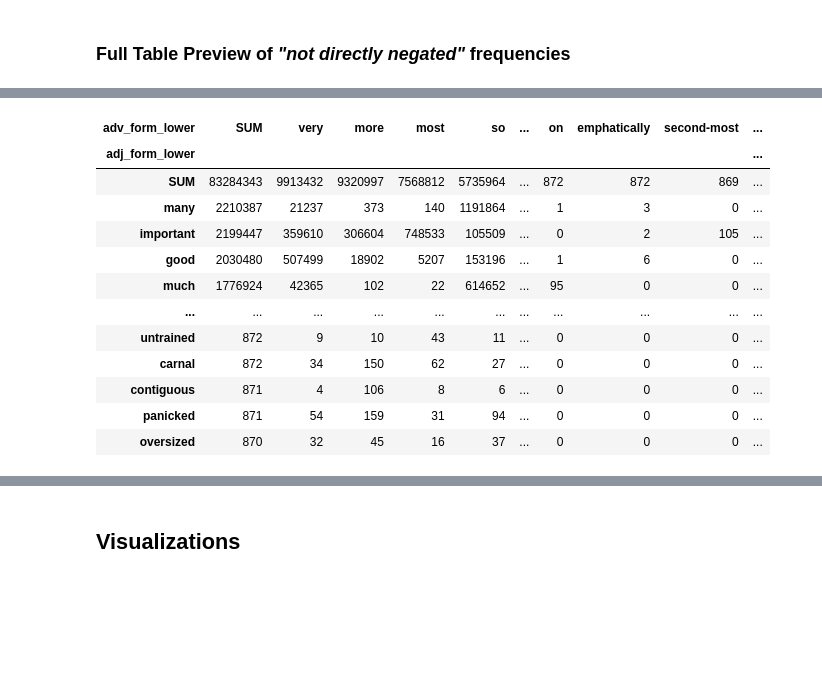
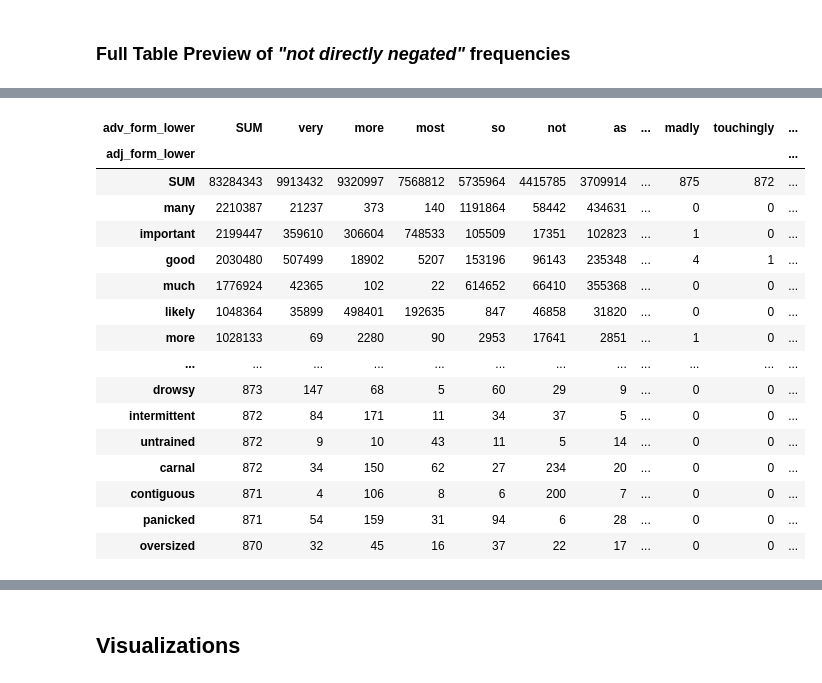
Before and after one commit to AndreaTheLinguist/sanpi, a Jupyter notebook: notebooks/compare_bigram-directNEG.ipynb, the cells around one changed output, grey strips where cells are left out. Saved outputs shown, nothing was run; the diff lists cells and outputs as text; code cells hidden in the pictures; blank space fills up the shorter version.

```diff
--- a/notebooks/compare_bigram-directNEG.ipynb
+++ b/notebooks/compare_bigram-directNEG.ipynb
@@ -358,9 +481,0 @@ memory usage: 30.1+ MB
-# %%
-
-# now tweak it a bit for memory optimization and improved legibility
-frq_diff = (frq_diff#.fillna(0)
-          .apply(pd.to_numeric, downcast='unsigned')
-          .sort_values('SUM', axis=0, ascending=False)
-          .sort_values('SUM', ascending=False))
-print(corners(frq_diff, 3).to_markdown(floatfmt=',.0f'))
-frq_diff.info()
@@ -420,11 +498,13 @@ Name: SUM, dtype: float64
 # %%
 # set the path
-frq_diff_pkl = (neg_frq_pkl.parent
-                .with_name(f'diff_{all_frq_pkl.parent.name}-{neg_frq_pkl.parent.name}')
-                .joinpath(f'diff-{all_frq_pkl.name}'))
+frq_diff_pkl = (neg_frq_path.parent
+                #// .with_name(f'diff_{all_frq_path.parent.name}-{neg_frq_path.parent.name}')
+                .joinpath(f'complement/diff-{all_frq_path.name}'))
+confirm_dir(frq_diff_pkl.parent)
+frq_diff = set_count_dtype(frq_diff, frq_diff_pkl)
 
 # if path doesn't poin to a file, save the table as path
-# if not frq_diff_pkl.is_file():
-frq_diff.to_pickle(frq_diff_pkl)
-print(f'complement frequency table saved as {frq_diff_pkl}')
+if not frq_diff_pkl.is_file():
+    frq_diff.to_pickle(frq_diff_pkl)
+print(f'✅ complement frequency table saved as `{frq_diff_pkl}`')
 # %% [output]
@@ -435,5 +566,5 @@ def sort_by_sum(df:pd.DataFrame):
 # %%
-corners(sort_by_sum((neg_frq.add(1) / all_frq.add(1))).round(2), 7)
+corners(sort_by_margins((neg_frq.add(1) / all_frq.add(1))).round(2), 7)
 # %% [output]
 | adv_form_lower | necessarily | exactly | that | immediately | yet | terribly | remotely | ... | sparsely | ... |
 | adj_form_lower |  |  |  |  |  |  |  |  |  | ... |
@@ -453,5 +584,5 @@ corners(sort_by_sum((neg_frq.add(1) / all_frq.add(1))).round(2), 7)
 | own | 0.67 | 1.0 | 1.0 | 0.5 | 0.5 | 0.08 | 1.0 | ... | 1.0 | ... |
 | evolving | 1.0 | 1.0 | 1.0 | 1.0 | 0.5 | 1.0 | 1.0 | ... | 1.0 | ... |
 # %%
-corners(sort_by_sum((frq_diff.add(1) / all_frq.add(1))).round(2), 7)
+corners(sort_by_margins((frq_diff.add(1) / all_frq.add(1))).round(2), 7)
 # %% [output]
@@ -495,18 +626,22 @@ frq_diff#.apply(pd.to_numeric, downcast='unsigned')
 3895 rows × 1006 columns
 # %%
-corners(sort_by_sum(all_frq))
+corners(all_frq, 7)
 # %% [output]
-| adv_form_lower | SUM | very | more | most | so | ... | on | emphatically | second-most | ... |
-| adj_form_lower |  |  |  |  |  |  |  |  |  | ... |
-| SUM | 83284343 | 9913432 | 9320997 | 7568812 | 5735964 | ... | 872 | 872 | 869 | ... |
-| many | 2210387 | 21237 | 373 | 140 | 1191864 | ... | 1 | 3 | 0 | ... |
-| important | 2199447 | 359610 | 306604 | 748533 | 105509 | ... | 0 | 2 | 105 | ... |
-| good | 2030480 | 507499 | 18902 | 5207 | 153196 | ... | 1 | 6 | 0 | ... |
-| much | 1776924 | 42365 | 102 | 22 | 614652 | ... | 95 | 0 | 0 | ... |
-| ... | ... | ... | ... | ... | ... | ... | ... | ... | ... | ... |
-| untrained | 872 | 9 | 10 | 43 | 11 | ... | 0 | 0 | 0 | ... |
-| carnal | 872 | 34 | 150 | 62 | 27 | ... | 0 | 0 | 0 | ... |
-| contiguous | 871 | 4 | 106 | 8 | 6 | ... | 0 | 0 | 0 | ... |
-| panicked | 871 | 54 | 159 | 31 | 94 | ... | 0 | 0 | 0 | ... |
-| oversized | 870 | 32 | 45 | 16 | 37 | ... | 0 | 0 | 0 | ... |
+| adv_form_lower | SUM | very | more | most | so | not | as | ... | madly | touchingly | ... |
+| adj_form_lower |  |  |  |  |  |  |  |  |  |  | ... |
+| SUM | 83284343 | 9913432 | 9320997 | 7568812 | 5735964 | 4415785 | 3709914 | ... | 875 | 872 | ... |
+| many | 2210387 | 21237 | 373 | 140 | 1191864 | 58442 | 434631 | ... | 0 | 0 | ... |
+| important | 2199447 | 359610 | 306604 | 748533 | 105509 | 17351 | 102823 | ... | 1 | 0 | ... |
+| good | 2030480 | 507499 | 18902 | 5207 | 153196 | 96143 | 235348 | ... | 4 | 1 | ... |
+| much | 1776924 | 42365 | 102 | 22 | 614652 | 66410 | 355368 | ... | 0 | 0 | ... |
+| likely | 1048364 | 35899 | 498401 | 192635 | 847 | 46858 | 31820 | ... | 0 | 0 | ... |
+| more | 1028133 | 69 | 2280 | 90 | 2953 | 17641 | 2851 | ... | 1 | 0 | ... |
+| ... | ... | ... | ... | ... | ... | ... | ... | ... | ... | ... | ... |
+| drowsy | 873 | 147 | 68 | 5 | 60 | 29 | 9 | ... | 0 | 0 | ... |
+| intermittent | 872 | 84 | 171 | 11 | 34 | 37 | 5 | ... | 0 | 0 | ... |
+| untrained | 872 | 9 | 10 | 43 | 11 | 5 | 14 | ... | 0 | 0 | ... |
+| carnal | 872 | 34 | 150 | 62 | 27 | 234 | 20 | ... | 0 | 0 | ... |
+| contiguous | 871 | 4 | 106 | 8 | 6 | 200 | 7 | ... | 0 | 0 | ... |
+| panicked | 871 | 54 | 159 | 31 | 94 | 6 | 28 | ... | 0 | 0 | ... |
+| oversized | 870 | 32 | 45 | 16 | 37 | 22 | 17 | ... | 0 | 0 | ... |
 # %%
```
Also changed, not shown: parts of 88 cells of this notebook, 4 other files.
